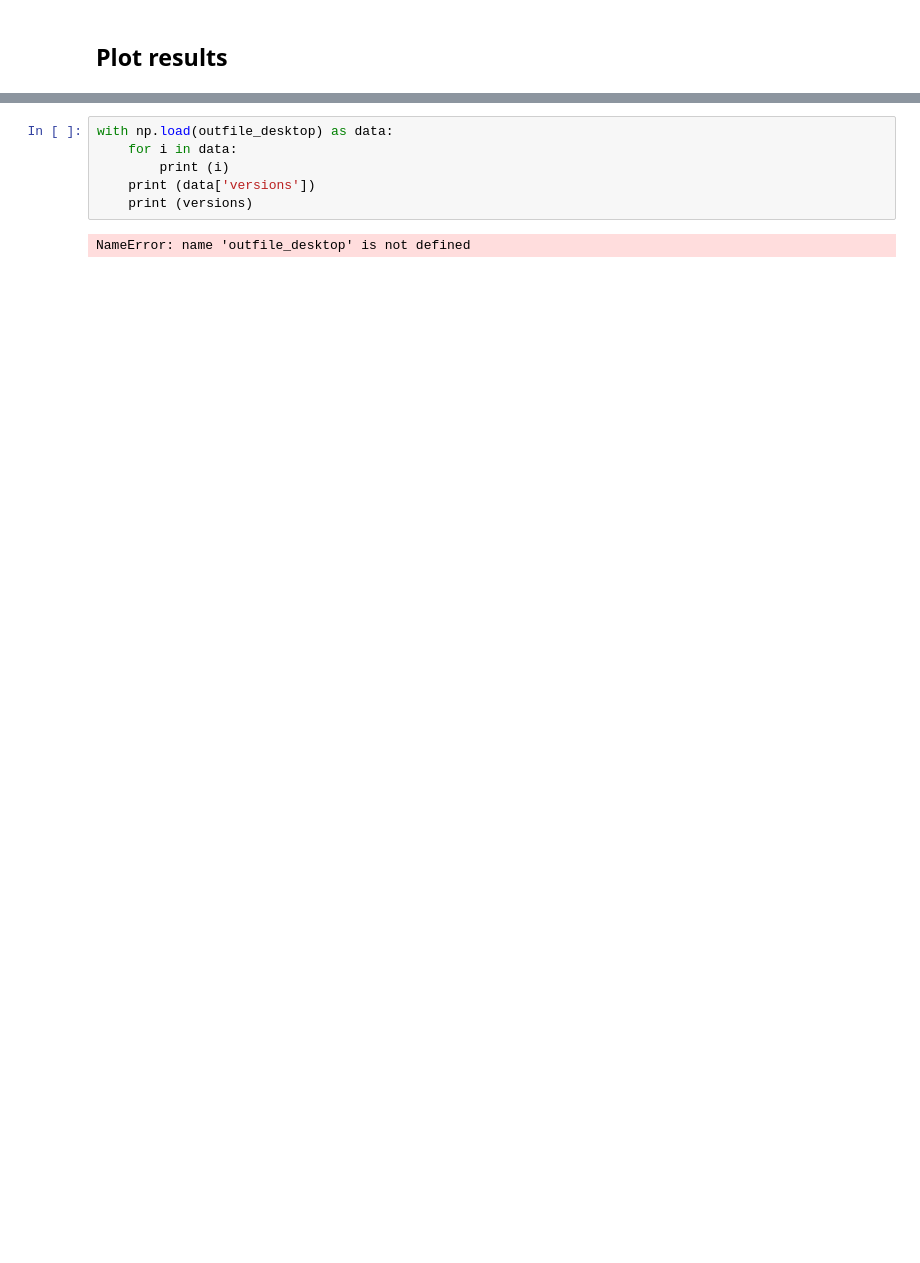
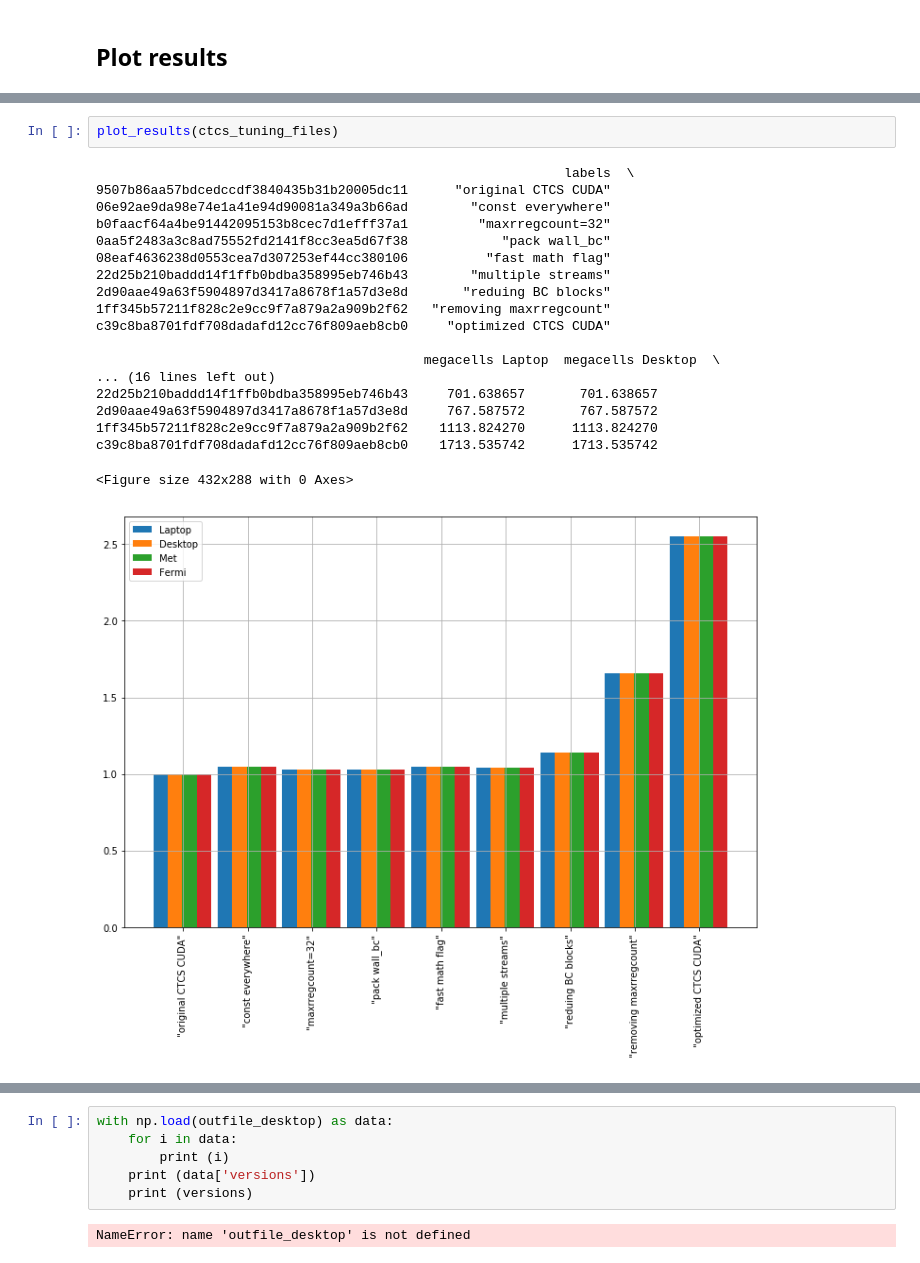
Before and after one commit to metno/gpu-ocean, a Jupyter notebook: gpu_ocean/prototypes/BenchmarkGitVersionsForProfiling.ipynb, the cells around one changed output, grey strips where cells are left out. Cells and saved outputs as stored; diff of their text form; blank space fills up the shorter version.

```diff
--- a/gpu_ocean/prototypes/BenchmarkGitVersionsForProfiling.ipynb
+++ b/gpu_ocean/prototypes/BenchmarkGitVersionsForProfiling.ipynb
@@ -84,0 +104,22 @@ plt.legend()
+# %%
+plot_results(ctcs_tuning_files)
+# %% [output]
+                                                            labels  \
+9507b86aa57bdcedccdf3840435b31b20005dc11      "original CTCS CUDA"
+06e92ae9da98e74e1a41e94d90081a349a3b66ad        "const everywhere"
+b0faacf64a4be91442095153b8cec7d1efff37a1         "maxrregcount=32"
+0aa5f2483a3c8ad75552fd2141f8cc3ea5d67f38            "pack wall_bc"
+08eaf4636238d0553cea7d307253ef44cc380106          "fast math flag"
+22d25b210baddd14f1ffb0bdba358995eb746b43        "multiple streams"
+2d90aae49a63f5904897d3417a8678f1a57d3e8d       "reduing BC blocks"
+1ff345b57211f828c2e9cc9f7a879a2a909b2f62   "removing maxrregcount"
+c39c8ba8701fdf708dadafd12cc76f809aeb8cb0     "optimized CTCS CUDA"
+
+                                          megacells Laptop  megacells Desktop  \
+... (16 lines left out)
+22d25b210baddd14f1ffb0bdba358995eb746b43     701.638657       701.638657
+2d90aae49a63f5904897d3417a8678f1a57d3e8d     767.587572       767.587572
+1ff345b57211f828c2e9cc9f7a879a2a909b2f62    1113.824270      1113.824270
+c39c8ba8701fdf708dadafd12cc76f809aeb8cb0    1713.535742      1713.535742
+<Figure size 432x288 with 0 Axes>
+[figure, added]
```
Also changed, not shown: parts of 4 cells of this notebook, 6 other files.
